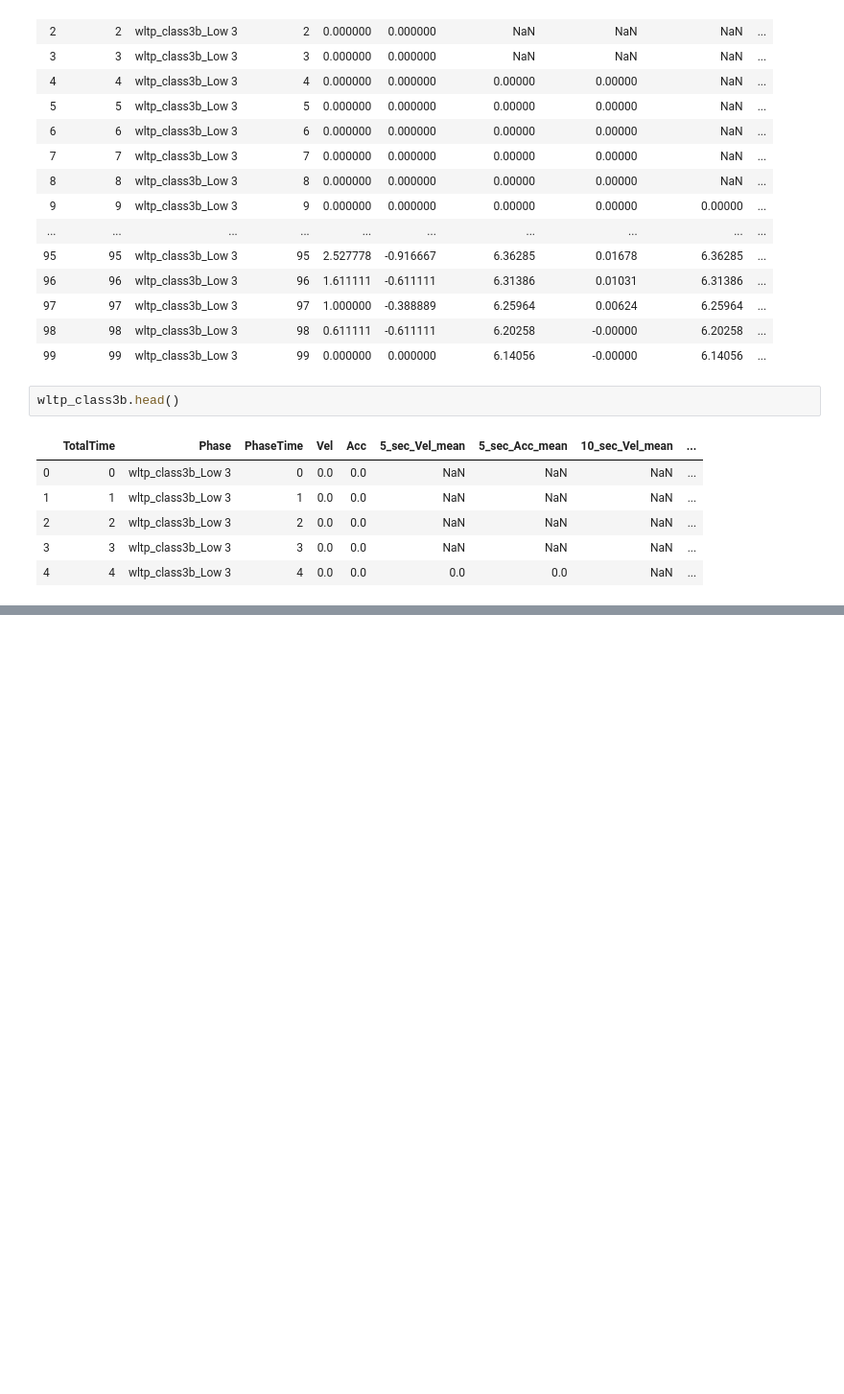
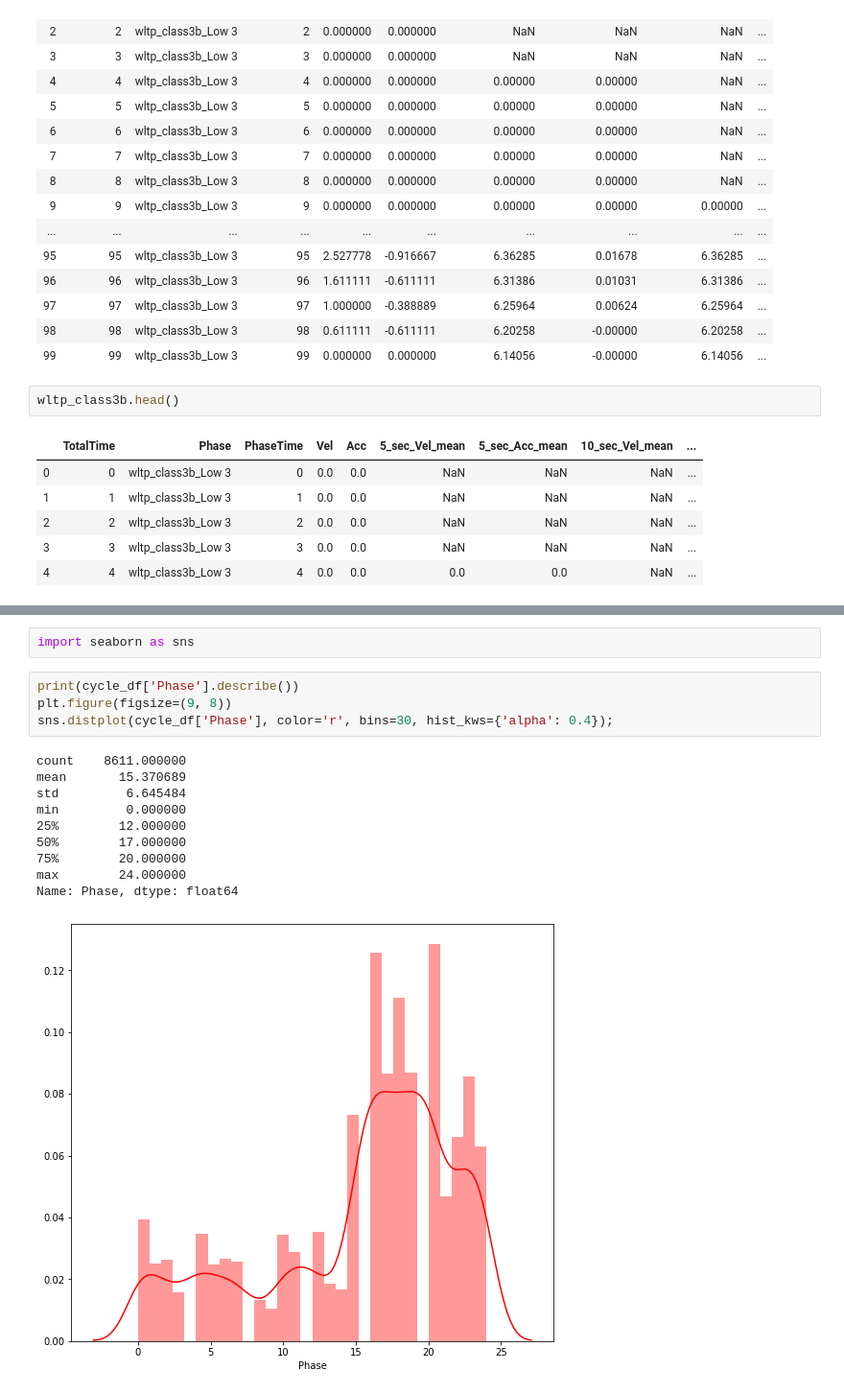
Before and after one commit to eserinanarslan/DrivingCyclePrediction, a Jupyter notebook: notebook/data_preprocess.ipynb, the cells around one changed output, grey strips where cells are left out. Shown: that part at 96% size. Drawn from its saved outputs; the diff is of its cells as text; blank space fills up the shorter version.

```diff
--- a/notebook/barış.ipynb
+++ b/notebook/data_preprocess.ipynb
@@ -515,0 +608,17 @@ wltp_class3b.head()
+# %%
+import seaborn as sns
+# %%
+print(cycle_df['Phase'].describe())
+plt.figure(figsize=(9, 8))
+sns.distplot(cycle_df['Phase'], color='r', bins=30, hist_kws={'alpha': 0.4});
+# %% [output]
+count    8611.000000
+mean       15.370689
+std         6.645484
+min         0.000000
+25%        12.000000
+50%        17.000000
+75%        20.000000
+max        24.000000
+Name: Phase, dtype: float64
+[figure, added]
```
Also changed, not shown: parts of 34 cells of this notebook, 1 other file.
